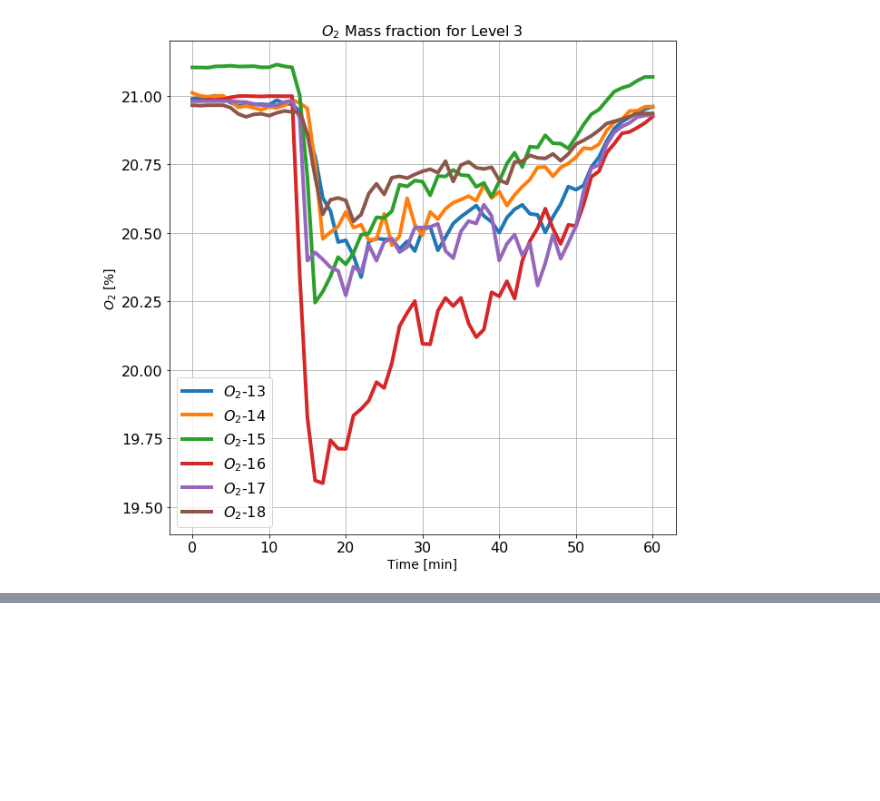
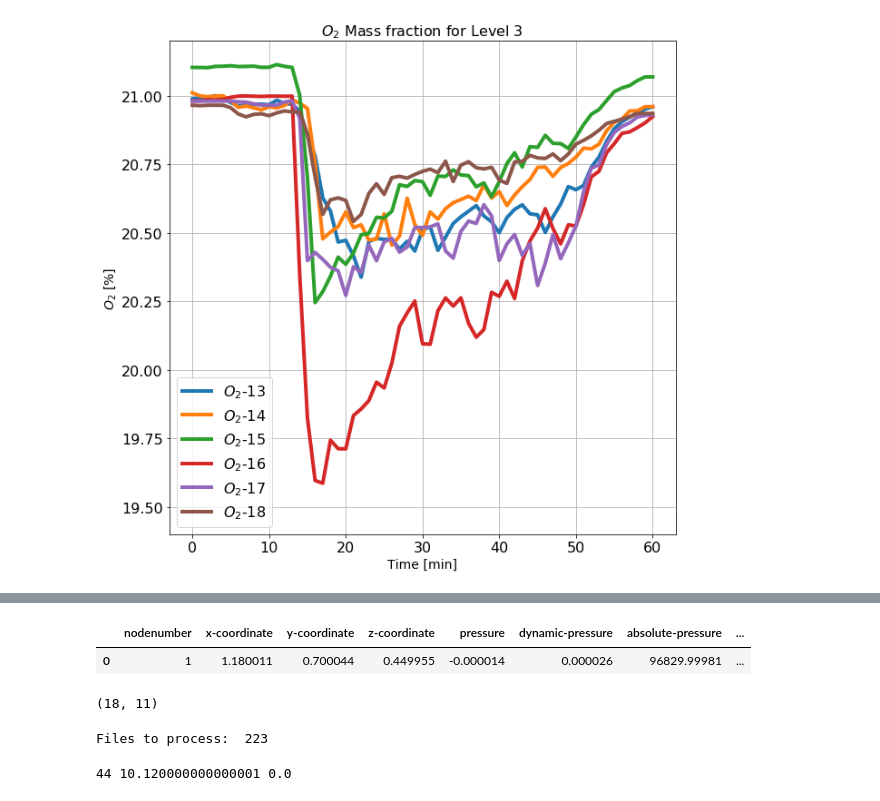
Before and after one commit to sercharpak/NFS_P3, a Jupyter notebook: NFS_P3_Comparison.ipynb, the cells around one changed output, grey strips where cells are left out. Saved outputs shown, nothing was run; the diff lists cells and outputs as text; code cells hidden in the pictures; blank space fills up the shorter version.

```diff
--- a/NFS_P3_Comparison.ipynb
+++ b/NFS_P3_Comparison.ipynb
@@ -96,0 +107,15 @@ for j in range(np.shape(levels)[0]):
+# %%
+simulation_folder =data_folder + file_separator + 'simulation_2' + file_separator +'txt_file_for_comparison'
+simulation_file = 'pt_data_simulation_2-0044.txt'
+simulation_path = simulation_folder + file_separator + simulation_file
+# %%
+simulation_data = pd.read_csv(simulation_path,delim_whitespace=True)
+# %%
+simulation_data.head(1)
+# %% [output]
+|  | nodenumber | x-coordinate | y-coordinate | z-coordinate | pressure | dynamic-pressure | absolute-pressure | ... |
+| 0 | 1 | 1.180011 | 0.700044 | 0.449955 | -0.000014 | 0.000026 | 96829.99981 | ... |
+# %%
+simulation_data.shape
+# %% [output]
+(18, 11)
@@ -96,0 +125,4 @@ for j in range(np.shape(levels)[0]):
+# %%
+print('Files to process: ',np.shape(files)[0])
+# %% [output]
+Files to process:  223
@@ -96,0 +136,4 @@ for j in range(np.shape(levels)[0]):
+# %%
+print(time_step_number,time_seconds,time_min)
+# %% [output]
+44 10.120000000000001 0.0
```
Also changed, not shown: parts of 19 cells of this notebook, 1 other file.
